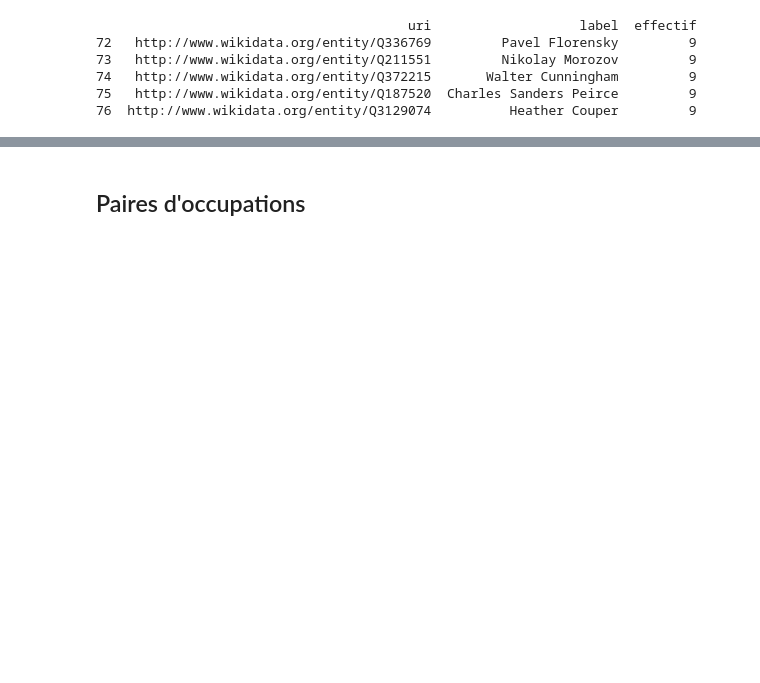
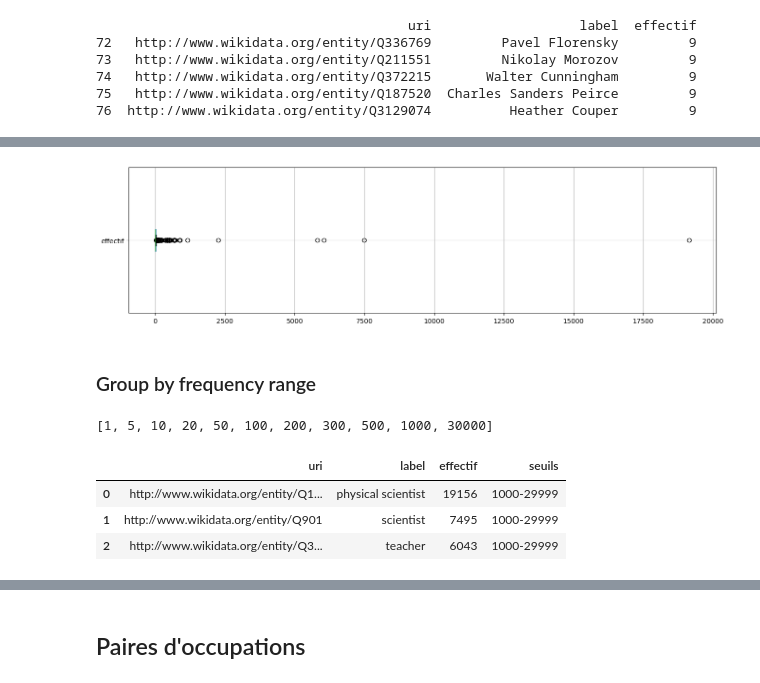
Before and after one commit to Chiodo53/astronomers, a Jupyter notebook: notebooks_jupyter/wikidata_exploration/wdt_occupations_fields_triplestore_exploration.ipynb, the cells around one changed output, grey strips where cells are left out. Drawn from its saved outputs; the diff is of its cells as text; code cells hidden in the pictures; blank space fills up the shorter version.

```diff
--- a/notebooks_jupyter/wikidata_exploration/wdt_occupations_fields_triplestore_exploration.ipynb
+++ b/notebooks_jupyter/wikidata_exploration/wdt_occupations_fields_triplestore_exploration.ipynb
@@ -352,0 +376,7 @@ pprint.pprint(d.tail())
+# %%
+### Executer la requête avec les fonctions de la librairie locale
+qr = spqf.get_json_sparql_result(endpoint,query)
+# %%
+r = [l for l in spqf.sparql_result_to_list(qr)]
+print(len(r))
+r[:3]
@@ -352,0 +388,6 @@ pprint.pprint(d.tail())
+# %%
+### Transform the results to a dataframe
+df_r = pd.DataFrame(r)
+df_r.columns=['uri', 'label', 'effectif']
+df_r['effectif'] = df_r.effectif.apply(lambda x : int(x))
+df_r.iloc[ 20:50 , ]
@@ -352,0 +412,36 @@ pprint.pprint(d.tail())
+# %%
+### Distribution of frequencies per person
+ax = df_r.boxplot(column=['effectif'], vert=False, figsize=(16,4))
+
+## this fuction avoids ticks with floats instead of integers
+#  on the x axis
+ax.xaxis.set_major_locator(MaxNLocator(integer=True))
+# %% [output]
+[figure, added]
+# %% [markdown]
+### Group by frequency range
+# %%
+### Set the thresholds
+
+ls = [1, 5, 10, 20, 50, 100, 200, 300, 500, 1000, 30000]
+print(ls)
+# %% [output]
+[1, 5, 10, 20, 50, 100, 200, 300, 500, 1000, 30000]
+# %%
+### fonction pd.cut : https://pandas.pydata.org/pandas-docs/stable/reference/api/pandas.cut.html
+# On ajoute une nouvelle colonne qui contient la période sur la base de la liste précédente
+# et de la valeur de l'année
+
+df_r['seuils'] = pd.cut(df_r['effectif'], ls, right=False)
+
+### Transformer le code ajouté pour qu'il soit plus lisible
+# noter qu'on a arrondi les valeurs
+df_r['seuils'] = df_r['seuils'].apply(lambda x : str(int(x.left))+'-'+ str(int(x.right)-1))
+
+# Inspection
+df_r.head(3)
+# %% [output]
+|  | uri | label | effectif | seuils |
+| 0 | http://www.wikidata.org/entity/Q1... | physical scientist | 19156 | 1000-29999 |
+| 1 | http://www.wikidata.org/entity/Q901 | scientist | 7495 | 1000-29999 |
+| 2 | http://www.wikidata.org/entity/Q3... | teacher | 6043 | 1000-29999 |
```
Also changed, not shown: parts of 9 cells of this notebook, 5 other files.
